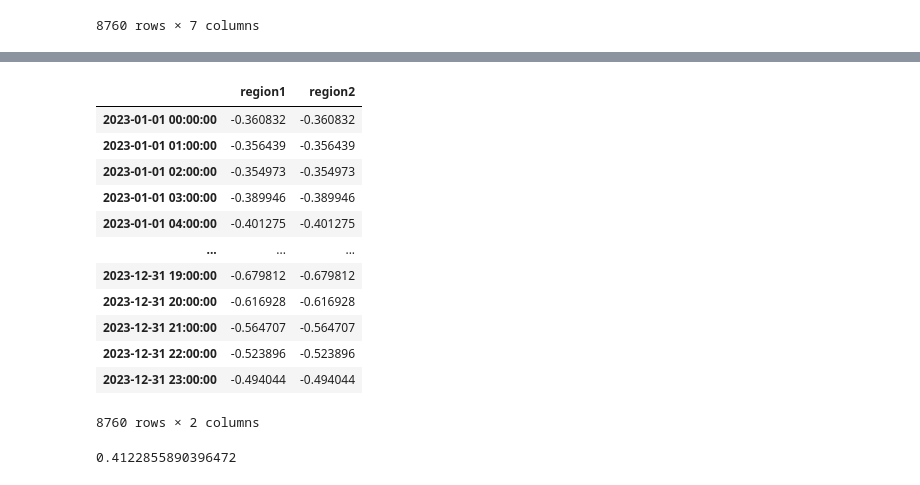
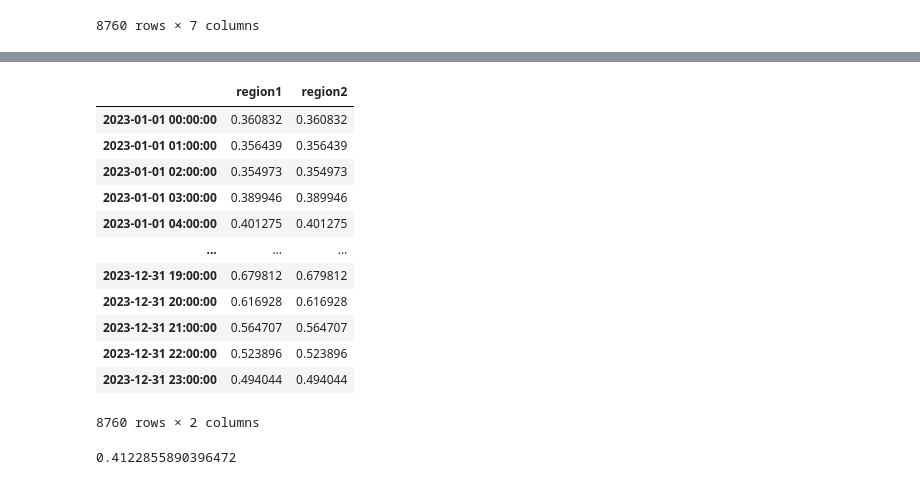
Before and after one commit to GraemeHawker/calliope_examples, a Jupyter notebook: timeseries_generators/generate_regional_demand.ipynb, the cells around one changed output, grey strips where cells are left out. Saved outputs shown, nothing was run; the diff lists cells and outputs as text; code cells hidden in the pictures.

```diff
--- a/timeseries_generators/generate_regional_demand.ipynb
+++ b/timeseries_generators/generate_regional_demand.ipynb
@@ -37,21 +37,21 @@ demand_cf*-1.
 Length: 8760, dtype: float64
 # %%
-demand_cf_regional = (demand_cf*-1.).to_frame().rename(columns={0:'region1'})
+demand_cf_regional = (demand_cf).to_frame().rename(columns={0:'region1'})
 demand_cf_regional['region2'] = demand_cf_regional['region1']
 demand_cf_regional
 # %% [output]
 |  | region1 | region2 |
-| 2023-01-01 00:00:00 | -0.360832 | -0.360832 |
-| 2023-01-01 01:00:00 | -0.356439 | -0.356439 |
-| 2023-01-01 02:00:00 | -0.354973 | -0.354973 |
-| 2023-01-01 03:00:00 | -0.389946 | -0.389946 |
-| 2023-01-01 04:00:00 | -0.401275 | -0.401275 |
+| 2023-01-01 00:00:00 | 0.360832 | 0.360832 |
+| 2023-01-01 01:00:00 | 0.356439 | 0.356439 |
+| 2023-01-01 02:00:00 | 0.354973 | 0.354973 |
+| 2023-01-01 03:00:00 | 0.389946 | 0.389946 |
+| 2023-01-01 04:00:00 | 0.401275 | 0.401275 |
 | ... | ... | ... |
-| 2023-12-31 19:00:00 | -0.679812 | -0.679812 |
-| 2023-12-31 20:00:00 | -0.616928 | -0.616928 |
-| 2023-12-31 21:00:00 | -0.564707 | -0.564707 |
-| 2023-12-31 22:00:00 | -0.523896 | -0.523896 |
-| 2023-12-31 23:00:00 | -0.494044 | -0.494044 |
+| 2023-12-31 19:00:00 | 0.679812 | 0.679812 |
+| 2023-12-31 20:00:00 | 0.616928 | 0.616928 |
+| 2023-12-31 21:00:00 | 0.564707 | 0.564707 |
+| 2023-12-31 22:00:00 | 0.523896 | 0.523896 |
+| 2023-12-31 23:00:00 | 0.494044 | 0.494044 |
 8760 rows × 2 columns
 # %%
 demand_cf_regional.to_csv(import_path+'regional_demand.csv', index_label='', date_format='%Y-%m-%d %H:%M')
```
Also changed, not shown: parts of 1 cell of this notebook.
